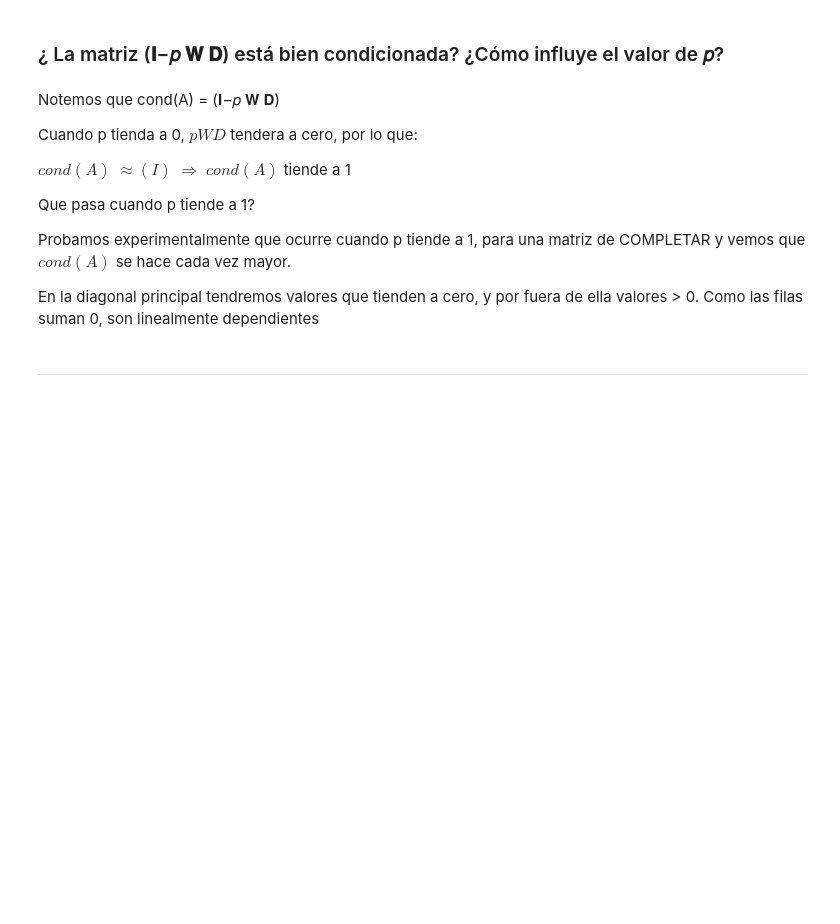
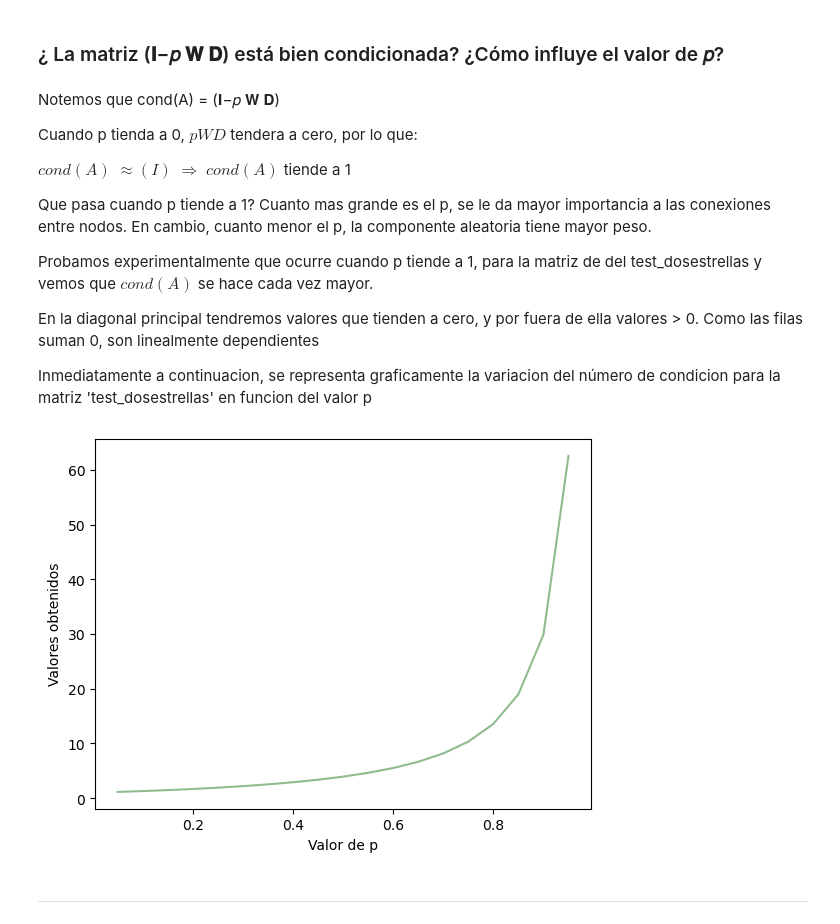
Before and after one commit to NadinaMaia/ALC_tp1, a Jupyter notebook: template-alumnos/template-alumnos/grupo_XX_TP1.ipynb, the cells around one changed output. Drawn from its saved outputs; the diff is of its cells as text; code cells hidden in the pictures; blank space fills up the shorter version.

```diff
--- a/template-alumnos/template-alumnos/grupo_XX_TP1.ipynb
+++ b/template-alumnos/template-alumnos/grupo_XX_TP1.ipynb
@@ -78,11 +78,17 @@ Cuando p tienda a 0, $pWD$ tendera a cero, por lo que:
 
 $cond(A)$ $\approx (I)$ $\Longrightarrow$ $cond(A)$ tiende a 1
 
-Que pasa cuando p tiende a 1?
+Que pasa cuando p tiende a 1? Cuanto mas grande es el p, se le da mayor importancia a las conexiones entre nodos. En cambio, cuanto menor el p, la componente aleatoria tiene mayor peso.
 
-Probamos experimentalmente que ocurre cuando p tiende a 1, para una matriz de COMPLETAR y vemos que $cond(A)$ se hace cada vez mayor.
+Probamos experimentalmente que ocurre cuando p tiende a 1, para la matriz de del test_dosestrellas y vemos que $cond(A)$ se hace cada vez mayor.
 
 En la diagonal principal tendremos valores que tienden a cero, y por fuera de ella valores > 0. Como las filas suman 0, son linealmente dependientes
+
+Inmediatamente a continuacion, se representa graficamente la variacion del número de condicion para la matriz 'test_dosestrellas' en funcion del valor p
+# %%
+experimento_cond(DS)
+# %% [output]
+[figure, added]
 # %% [markdown]
 ---
 # %% [markdown]
```
Also changed, not shown: parts of 7 cells of this notebook, 1 other file.
